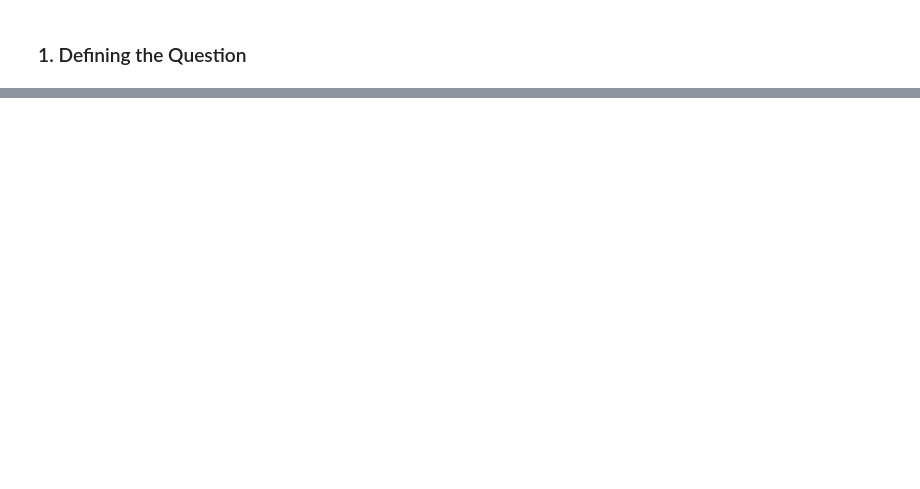
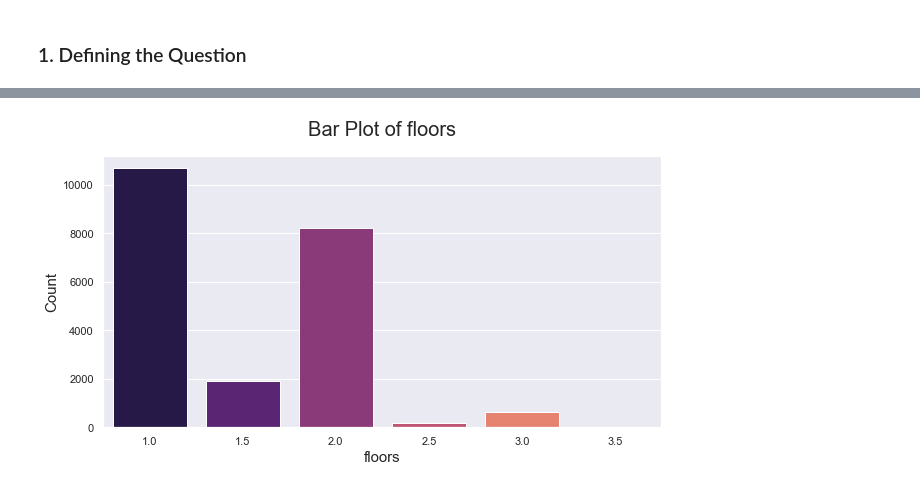
Before and after one commit to stogaja/Python-ML-Projects, a Jupyter notebook: Regression with Hass Consulting Company/app.ipynb, the cells around one changed output, grey strips where cells are left out. Saved outputs shown, nothing was run; the diff lists cells and outputs as text; code cells hidden in the pictures; blank space fills up the shorter version.

```diff
--- a/Regression with Hass Consulting Company/app.ipynb
+++ b/Regression with Hass Consulting Company/app.ipynb
@@ -36,0 +388,5 @@
+# %%
+# count plot for floors
+Categorical_Plots('floors', house_data)
+# %% [output]
+[figure, added]
```
Also changed, not shown: parts of 69 cells of this notebook, 1 other file.
